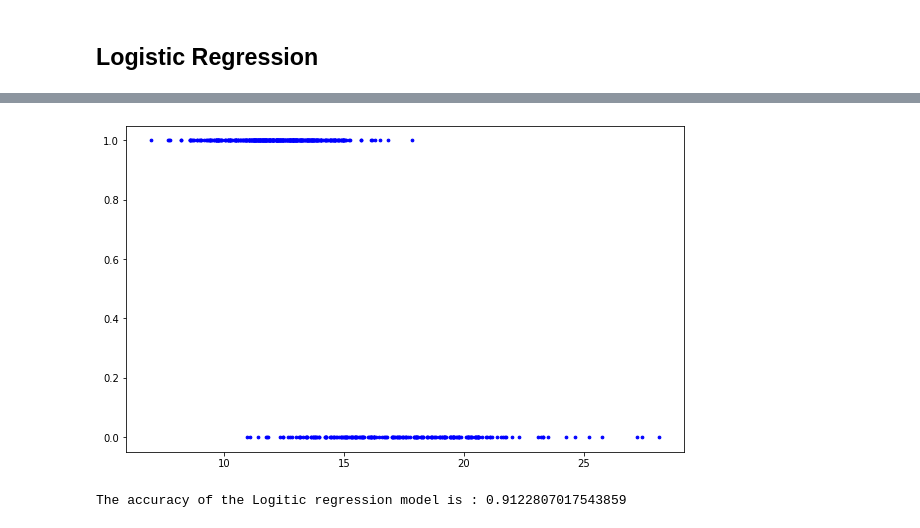
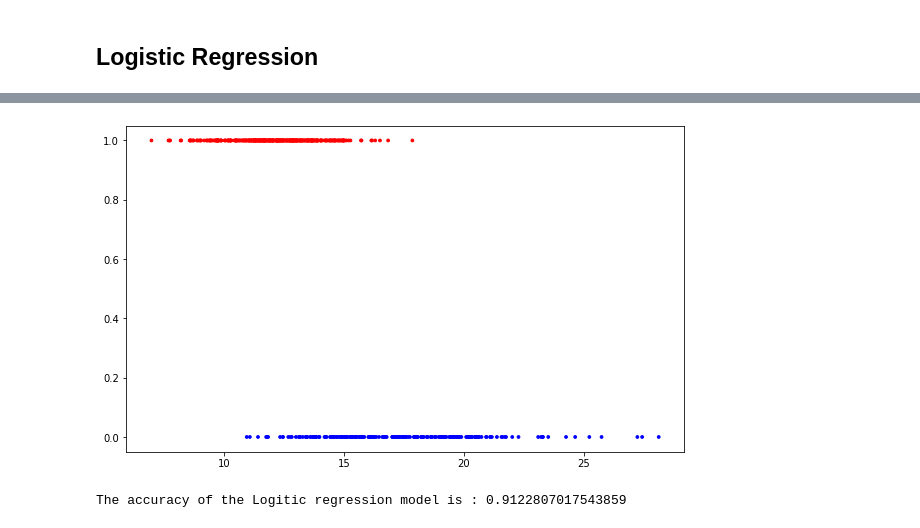
Before and after one commit to Taylor-X01/ML-course, a Jupyter notebook: TP2/RegressionNB.ipynb, the cells around one changed output, grey strips where cells are left out. Saved outputs shown, nothing was run; the diff lists cells and outputs as text; code cells hidden in the pictures.

```diff
--- a/TP2/RegressionNB.ipynb
+++ b/TP2/RegressionNB.ipynb
@@ -185,16 +173,12 @@ Xl_train, Xl_test, Yl_train, Yl_test = train_test_split(Xl, Yl, test_size=0.2, r
 # %%
 # """"
 fig = plt.figure(figsize=(10,6))
-plt.scatter(Xl[:,0],Yl,color='b', marker=".",s=30)
+plt.scatter(Xl[:,0],Yl,c=Yl,cmap='bwr' ,marker=".",s=30)
 plt.show()
 
-# fig = plt.figure(figsize=(10,6))
-# plt.scatter(X_train[:,0],Y_train,color='b', marker=".",s=30)
-# plt.show()
-
 # """"
 # %% [output]
-[figure, old version]
+[figure, new version]
 # %%
 def accuracy (y_true, y_pred):
     return np.sum(y_true == y_pred)/ len(y_true)
```
Also changed, not shown: parts of 18 cells of this notebook.
